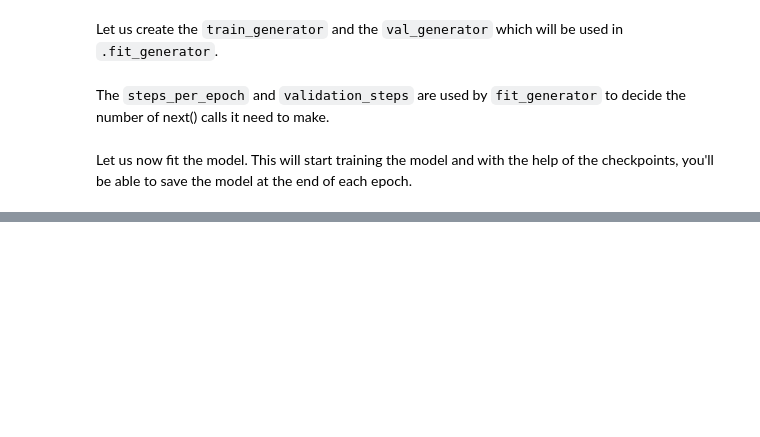
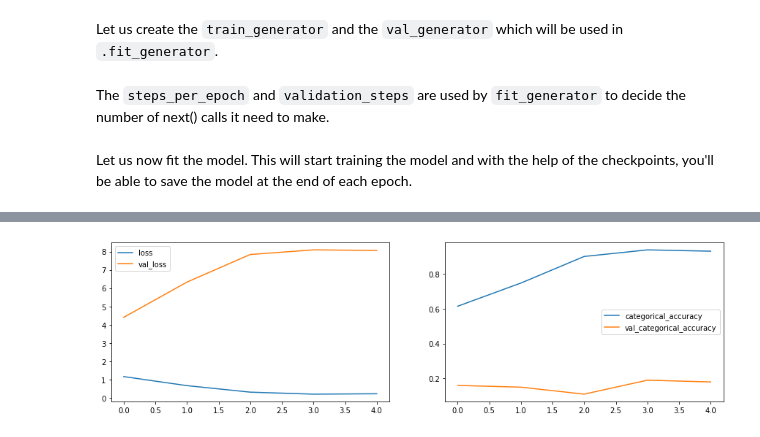
Before and after one commit to JamshedAhsan/gesture-recognition, a Jupyter notebook: gesture-recognition.ipynb, the cells around one changed output, grey strips where cells are left out. Saved outputs shown, nothing was run; the diff lists cells and outputs as text; code cells hidden in the pictures; blank space fills up the shorter version.

Commit message:
evolved base parameters for 3DCNN and 2DCNN&GRU model for possible good outcome

```diff
--- a/gesture-recognition.ipynb
+++ b/gesture-recognition.ipynb
@@ -76,7 +92,10 @@ In this block, you read the folder names for training and validation. You also s
 # %%
 train_doc = np.random.permutation(open('Project_data/train.csv').readlines())
 val_doc = np.random.permutation(open('Project_data/val.csv').readlines())
-batch_size = 5 #experiment with the batch size
 # %% [markdown]
 ## Generator
 This is one of the most important part of the code. The overall structure of the generator has been given. In the generator, you are going to preprocess the images as you have images of 2 different dimensions as well as create a batch of video frames. You have to experiment with `img_idx`, `y`,`z` and normalization such that you get high accuracy.
+# %%
+num_classes=5
+print ('# num_classes =', num_classes)
+total_frames=30
@@ -222,8 +314,10 @@ filepath = model_name + 'model-{epoch:05d}-{loss:.5f}-{categorical_accuracy:.5f}
 
 checkpoint = ModelCheckpoint(filepath, monitor='val_loss', verbose=1, save_best_only=False, save_weights_only=False, mode='auto', save_freq='epoch')
 
-LR = tf.keras.callbacks.ReduceLROnPlateau( monitor="val_loss", factor=0.5,
+LR = tf.keras.callbacks.ReduceLROnPlateau( monitor="val_loss", factor=0.2,
            patience=1, verbose=1)# write the REducelronplateau code here
+#earlystop = EarlyStopping( monitor="val_loss", min_delta=0.01,patience=10,verbose=1)
+#callbacks_list = [checkpoint, LR,earlystop]
 callbacks_list = [checkpoint, LR]
 # %% [markdown]
 The `steps_per_epoch` and `validation_steps` are used by `fit_generator` to decide the number of next() calls it need to make.
@@ -264,0 +369,31 @@ KeyboardInterrupt:
+# %%
+num_epochs = 5 # choose the number of epochs
+print ('# epochs =', num_epochs)
+sample_frames=30
+print ('# total_frames =', total_frames)
+img_height = 160
+print ('# img_height =', img_height)
+img_width = 160
+print ('# img_width =', img_width)
+batch_size = 20 #experiment with the batch size
+print ('# batch_size =', batch_size)
+
+model_01 = build_3DConv_net((sample_frames, img_height, img_width,3), dense_neurons=256)
+print (model_01.summary())
+
+if (num_train_sequences%batch_size) == 0:
+    steps_per_epoch = int(num_train_sequences/batch_size)
+else:
+    steps_per_epoch = (num_train_sequences//batch_size) + 1
+
+if (num_val_sequences%batch_size) == 0:
+    validation_steps = int(num_val_sequences/batch_size)
+else:
+    validation_steps = (num_val_sequences//batch_size) + 1
+
+train_generator = generator(train_path, train_doc, batch_size,sample_frames,img_height, img_width)
+val_generator = generator(val_path, val_doc, batch_size,sample_frames,img_height, img_width)
+
+model_01_history = model_01.fit(train_generator, steps_per_epoch=steps_per_epoch, epochs=num_epochs, verbose=1,
+                    callbacks=callbacks_list, validation_data=val_generator,
+                    validation_steps=validation_steps, class_weight=None, workers=1, initial_epoch=0)
@@ -264,0 +418,4 @@ KeyboardInterrupt:
+# %%
+plot(model_01_history)
+# %% [output]
+[figure, added]
```
Also changed, not shown: parts of 74 cells of this notebook.
